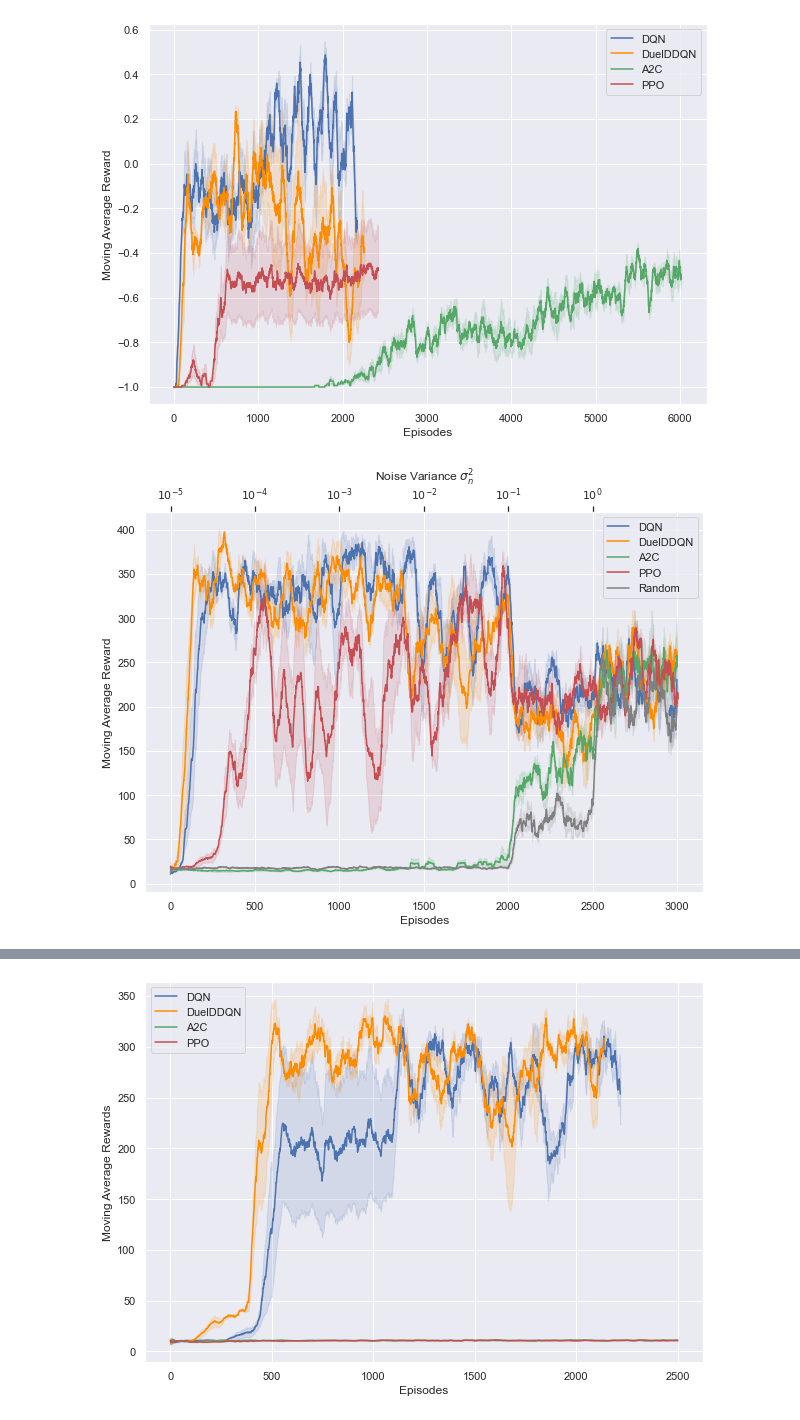
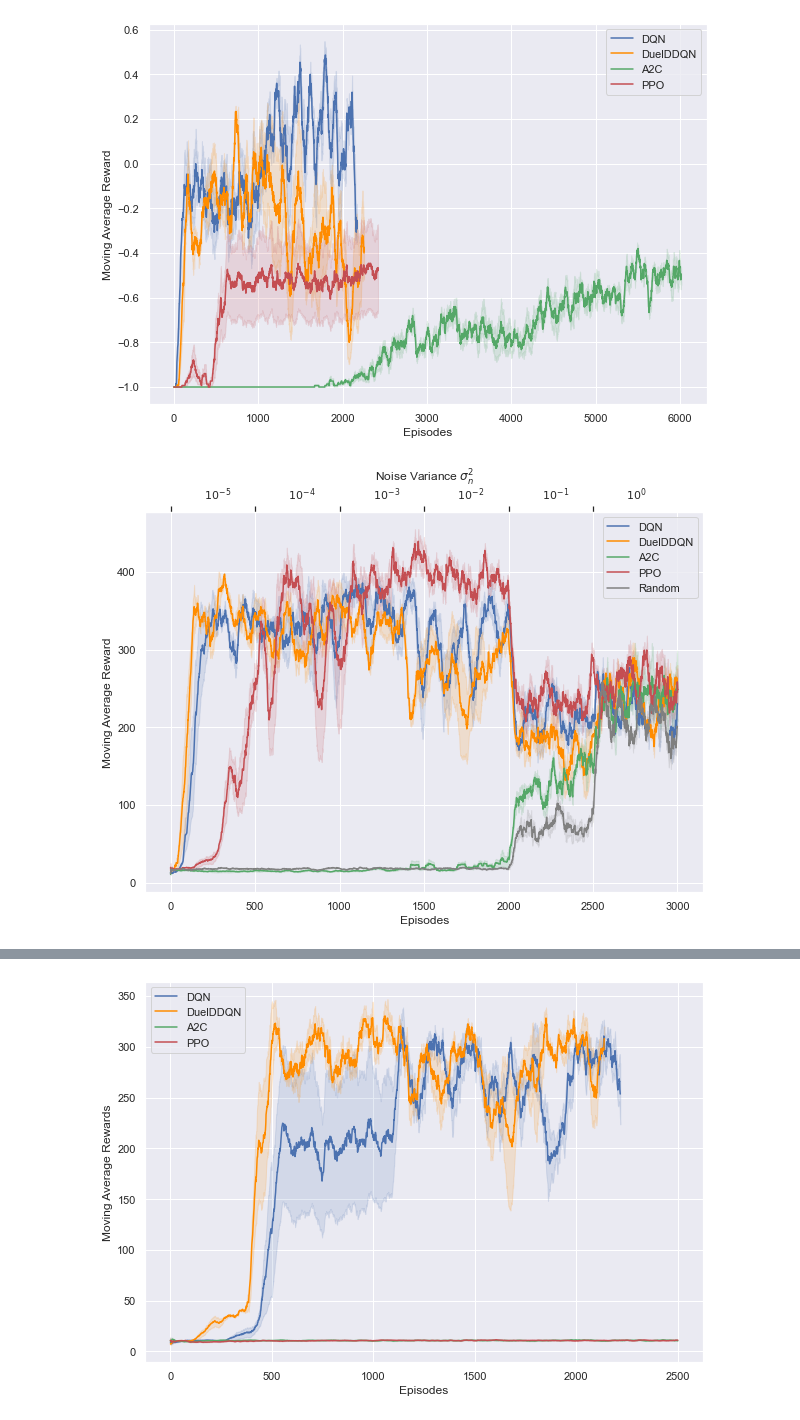
Before and after one commit to TheodoreWolf/climate_policy_rl, a Jupyter notebook: plot_making.ipynb, the cells around one changed output, grey strips where cells are left out. Saved outputs shown, nothing was run; the diff lists cells and outputs as text; code cells hidden in the pictures.

Commit message:
experiments update

```diff
--- a/plot_making.ipynb
+++ b/plot_making.ipynb
@@ -421,7 +420,7 @@ plt.savefig(os.path.join(proj_dir, "overleaf images", "simple plot.png"), bbox_i
 # noisy
 with open(os.path.join(proj_dir, "experiment_data", "noisy", "noisy_duelddqn_data.json"),"r") as f:
           ddqn_data = json.load(f)
-with open(os.path.join(proj_dir, "experiment_data", "noisy","noisy_ppo_data.json"),"r") as f:
+with open(os.path.join(proj_dir, "experiment_data", "noisy","noisy2_ppo_data.json"),"r") as f:
           ppo_data = json.load(f)
 with open(os.path.join(proj_dir, "experiment_data", "noisy","noisy_dqn_data.json"),"r") as f:
           dqn_data = json.load(f)
@@ -451,33 +450,40 @@ a2c_mean = np.mean(stack_data_min(a2c_data, key="moving_avg_rewards"), axis=0)
 a2c_std = np.std(stack_data_min(a2c_data, key="moving_avg_rewards"), axis=0)
 ax.plot(np.arange(len(a2c_mean)), a2c_mean, label="A2C", c="g")
 ax.fill_between(np.arange(len(a2c_mean)), a2c_mean -value*a2c_std, a2c_mean+value*a2c_std, alpha=0.15, color="g")
 
 # ppo
 ppo_mean = np.mean(stack_data_min(ppo_data, key="moving_avg_rewards"), axis=0)
 ppo_std = np.std(stack_data_min(ppo_data, key="moving_avg_rewards"), axis=0)
 ax.plot(np.arange(len(ppo_mean)), ppo_mean, label="PPO", c="r")
 ax.fill_between(np.arange(len(ppo_mean)), ppo_mean - value*ppo_std, ppo_mean+value*ppo_std, alpha=0.15, color="r")
 
 # ppo
 random_mean = np.mean(stack_data_min(random_data, key="moving_avg_rewards"), axis=0)
 random_std = np.std(stack_data_min(random_data, key="moving_avg_rewards"), axis=0)
 ax.plot(np.arange(len(random_mean)), random_mean, label="Random", c="grey")
 ax.fill_between(np.arange(len(random_mean)), random_mean - value*random_std, random_mean+value*random_std, alpha=0.15, color="grey")
 
 def forward(x):
     return x/500 - 5
 def inverse(x):
     return x*500 +5
 
 ax2 = ax.secondary_xaxis('top', functions=(forward, inverse))
 ax2.set_xlabel("Noise Variance $\sigma_n^2$")
 ax2.set_xticks(np.arange(-5, 1, 1))
 x2labels= ["$10^{-5}$","$10^{-4}$","$10^{-3}$","$10^{-2}$","$10^{-1}$","$10^{0}$",]
-ax2.set_xticklabels(x2labels)
+x2new = []
+for xt in x2labels:
+    x2new.append("           %s"%xt)
+ax2.set_xticklabels(x2new, horizontalalignment="left")
+
+# ax2.set_xticklabels('')
+# ax2.set_xticks([-4.5, -3.5, -2.5, -1.5, -0.5,0.5],      minor=True)
+# ax2.set_xticklabels(x2labels, minor=True)
 
 ax.legend()
 ax.set_xlabel("Episodes")
 ax.set_ylabel("Moving Average Reward");
-plt.savefig(os.path.join(proj_dir, "overleaf images", "noisy plot2.png"), bbox_inches="tight", dpi=200)
+plt.savefig(os.path.join(proj_dir, "overleaf images", "noisy plot3.png"), bbox_inches="tight", dpi=200)
 # %% [output]
-[figure, old version]
+[figure, new version]
```
Also changed, not shown: parts of 3 cells of this notebook, 5 other files.
